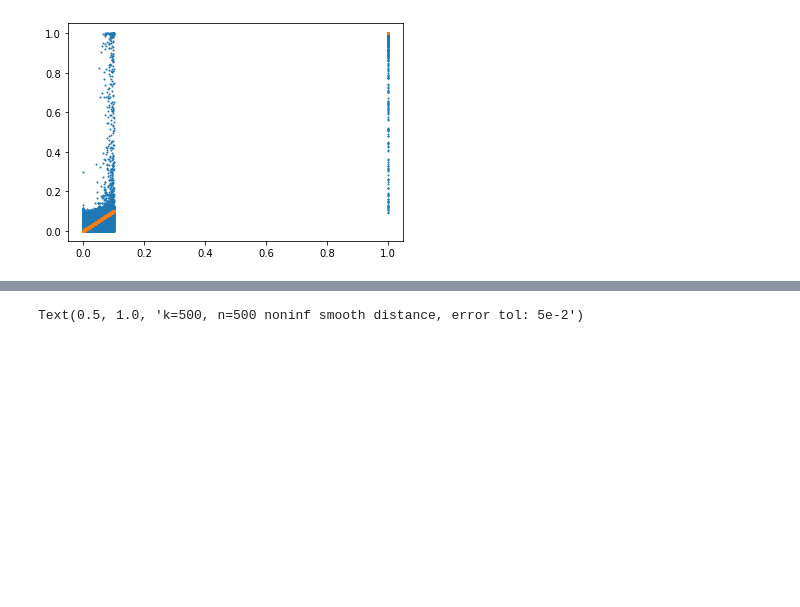
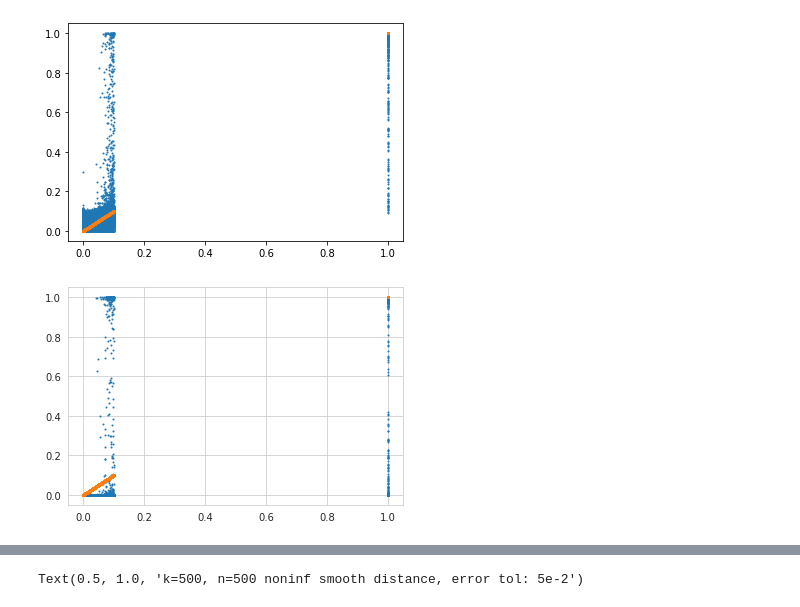
Before and after one commit to microsoft/distance-learner, a Jupyter notebook: notebooks/Testing Code.ipynb, the cells around one changed output, grey strips where cells are left out. Cells and saved outputs as stored; diff of their text form; code cells hidden in the pictures; blank space fills up the shorter version.

```diff
--- a/notebooks/Testing Code.ipynb
+++ b/notebooks/Testing Code.ipynb
@@ -28,3 +58,11 @@ plt.scatter(val_set.normed_all_actual_distances.numpy()[:, 1], val_set.normed_al
 plt.show()
 # %% [output]
 [figure]
+# %%
+import matplotlib.pyplot as plt
+plt.scatter(val_targets.numpy()[:, 1], val_logits.numpy()[:, 1], s=1)
+plt.scatter(val_targets.numpy()[:, 1], val_targets[:, 1], s=1)
+
+plt.show()
+# %% [output]
+[figure, added]
```
Also changed, not shown: parts of 7 cells of this notebook, 14 other files.
